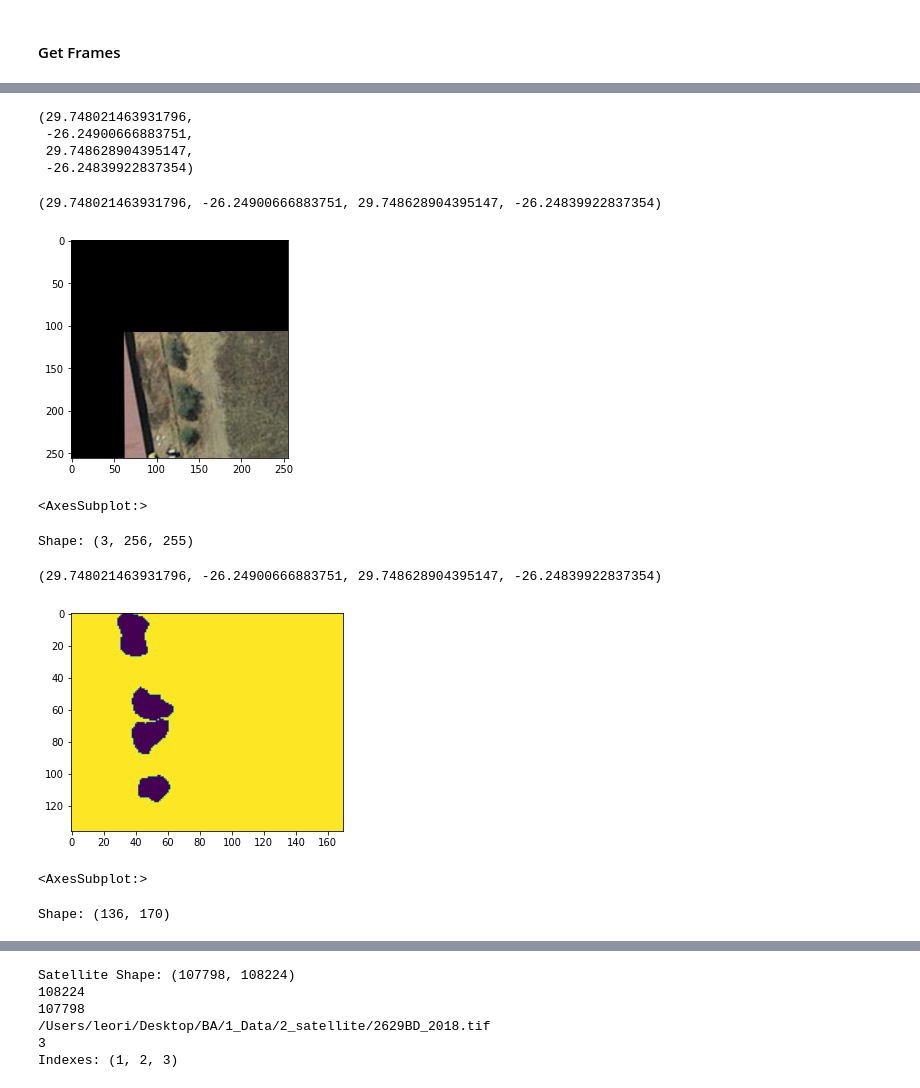
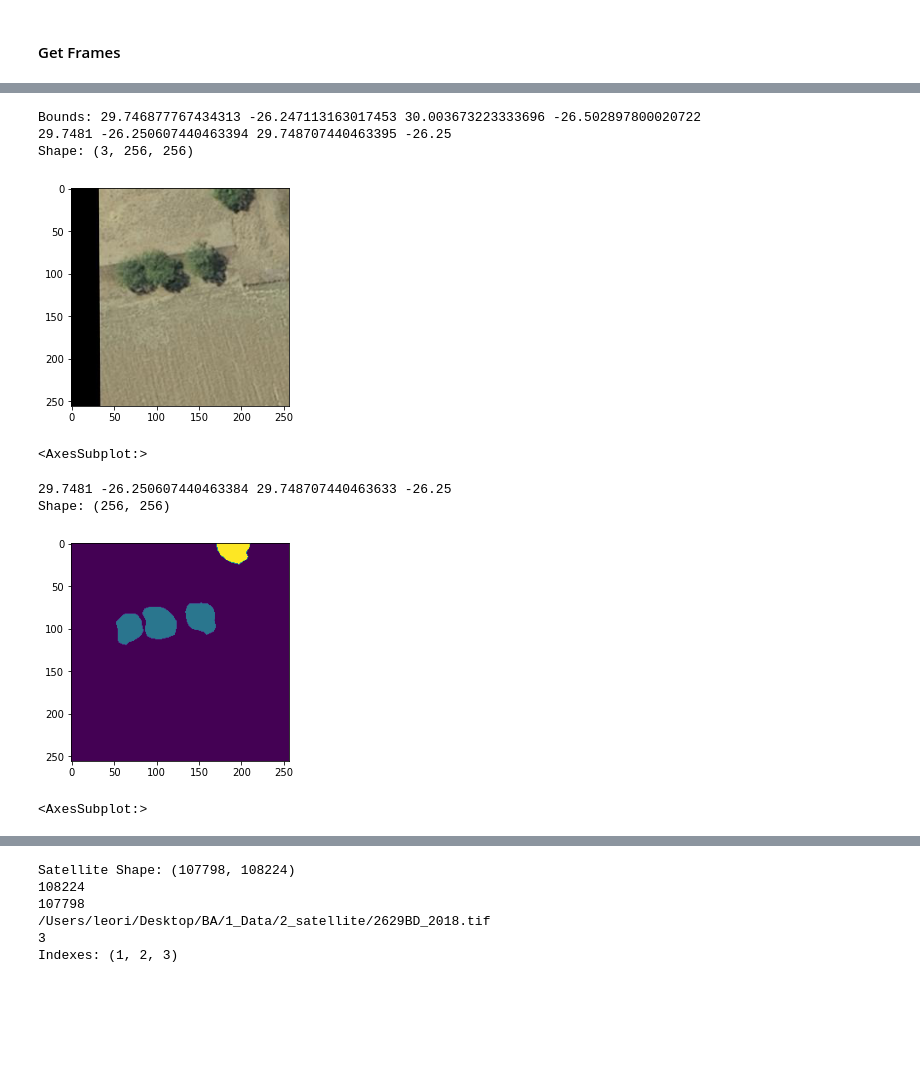
Before and after one commit to lgiesen/DL-Semantic-Segmentation-of-Tree-Stock-in-South-Africa-Using-Satellite-Images, a Jupyter notebook: 3_train_eval_pred.ipynb, the cells around one changed output, grey strips where cells are left out. Saved outputs shown, nothing was run; the diff lists cells and outputs as text; code cells hidden in the pictures; blank space fills up the shorter version.

Commit message:
feat: :sparkles: read coordinates with different cutout

```diff
--- a/3_train_eval_pred.ipynb
+++ b/3_train_eval_pred.ipynb
@@ -175,4 +162,6 @@ src_satellite = rasterio.open(config.filepath_satellite)
 
 for x in [src_label, src_satellite]:
     print("{} x {}".format(x.width, x.height))
+    xRes, yRes = x.res
+    print("{} x {}".format(xRes, yRes))
 # %% [output]
@@ -261,15 +250,13 @@ config.patch_size
 # %%
-def calc_coord_label(filepath, coord_w, coord_n):
+def calc_coord_lr(filepath, coord_w, coord_n):
     src_img = rasterio.open(filepath)
     xRes, yRes = src_img.res
-    print(xRes, yRes)
+    # print(xRes, yRes)
     coord_s = coord_n  - config.patch_size[0] * yRes
     coord_e  = coord_w + config.patch_size[1] * xRes
 
-    calc_coord.cut_win = (coord_w, coord_s, coord_e, coord_n)
-    # print("(coord_w, coord_s, coord_e, coord_n)")
-    print(calc_coord.cut_win)
-    return calc_coord.cut_win
+    cut_win = (coord_w, coord_s, coord_e, coord_n)
+    return cut_win
 # %%
 x = 512
 # coordinates: left, bottom, right, top
@@ -282,7 +265,0 @@ calc_coord(config.filepath_satellite, c_w, c_n)
-# %%
-calc_coord.cut_win
-# %% [output]
-(29.748021463931796,
- -26.24900666883751,
- 29.748628904395147,
- -26.24839922837354)
@@ -289,30 +275,37 @@ calc_coord.cut_win
+# %%
+# reset to bounds
+c_w, c_n = 29.7481, -26.25
 # %%
+sat_lr = calc_coord_lr(config.filepath_satellite, c_w, c_n)
 src_satellite = rasterio.open(config.filepath_satellite)
+check_bounds(src_satellite, sat_lr[0], sat_lr[1], sat_lr[2], sat_lr[3])
 cutout_satellite = src_satellite.read(None,
-    window = from_bounds(c_w, calc_coord.cut_win[1], calc_coord.cut_win[2], c_n, src_satellite.transform))
-    # window = from_bounds(29.747940788245252, -26.249087344523485, 29.748548228708646, -26.24847990406009, src_satellite.transform))
-print(calc_coord.cut_win)
+    window = from_bounds(c_w, sat_lr[1], sat_lr[2], c_n, src_satellite.transform))
+    # window = from_bounds(29.747940788245252, -26.247720603480847, 29.748548228708646, -26.247113163017453, src_satellite.transform))
+print(c_w, sat_lr[1], sat_lr[2], c_n)
+print("Shape:", cutout_satellite.shape)
 show(cutout_satellite)
-print("Shape:", cutout_satellite.shape)
 # %% [output]
-(29.748021463931796, -26.24900666883751, 29.748628904395147, -26.24839922837354)
+Bounds: 29.746877767434313 -26.247113163017453 30.003673223333696 -26.502897800020722
+29.7481 -26.250607440463394 29.748707440463395 -26.25
+Shape: (3, 256, 256)
-[figure, old version]
+[figure, new version]
 <AxesSubplot:>
-Shape: (3, 256, 255)
 # %%
-calc_coord(config.filepath_label, c_w, c_n)
 src_label = rasterio.open(config.filepath_label)
+lab_lr = calc_coord_lr(config.filepath_label, c_w, c_n)
 cutout_label = src_label.read(1,
-    window = from_bounds(c_w, calc_coord.cut_win[1], calc_coord.cut_win[2], c_n, src_label.transform))
-    # window = from_bounds(29.747940788245252, -26.249087344523485, 29.748548228708646, -26.24847990406009, src_label.transform))
-print(calc_coord.cut_win)
+    window = from_bounds(c_w, lab_lr[1] - 0.0000001, lab_lr[2], c_n, src_label.transform))
+    # TODO: Had to adjust bottom coordinate, beccause it always rounded the coordinates in a way that the shape was (255,256)
+    # window = from_bounds(29.747940788245252, lab_lr[1], lab_lr[2], -26.247113163017453, src_label.transform))
+print(c_w, lab_lr[1], lab_lr[2], c_n)
+print("Shape:", cutout_label.shape)
 show(cutout_label)
-print("Shape:", cutout_label.shape)
 # %% [output]
-(29.748021463931796, -26.24900666883751, 29.748628904395147, -26.24839922837354)
+29.7481 -26.250607440463384 29.748707440463633 -26.25
+Shape: (256, 256)
-[figure, old version]
+[figure, new version]
 <AxesSubplot:>
-Shape: (136, 170)
 # %%
 cutout_satellite.shape
 cutout_label.shape
```
Also changed, not shown: parts of 28 cells of this notebook, 1 other file.
